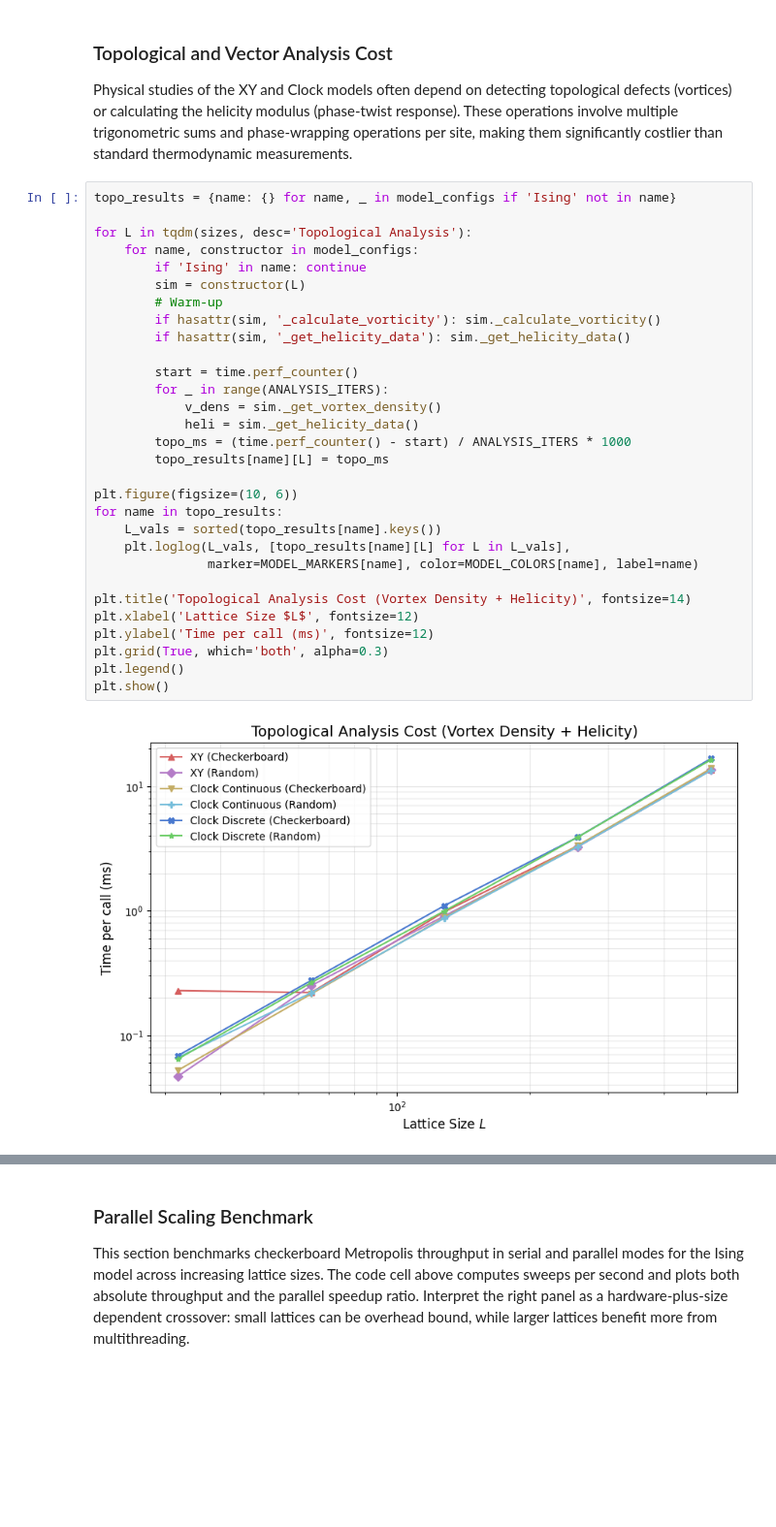
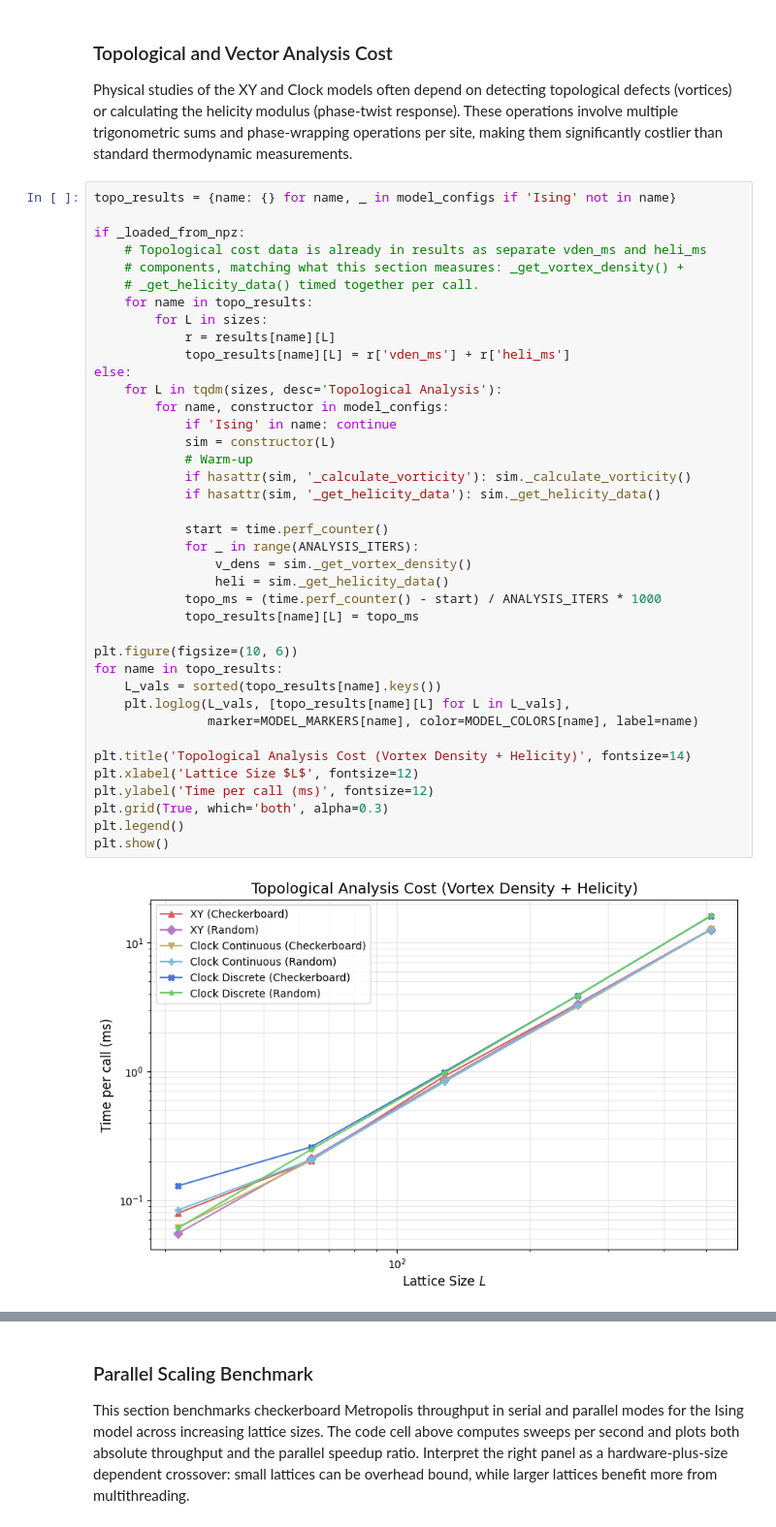
Before and after one commit to manganite/VibeSpin, a Jupyter notebook: benchmarks.ipynb, the cells around one changed output, grey strips where cells are left out. Shown at 97% size. Saved outputs shown, nothing was run; the diff lists cells and outputs as text; blank space fills up the shorter version.

```diff
--- a/benchmarks.ipynb
+++ b/benchmarks.ipynb
@@ -576,33 +613,42 @@ Physical studies of the XY and Clock models often depend on detecting topologica
 # %%
 topo_results = {name: {} for name, _ in model_configs if 'Ising' not in name}
 
-for L in tqdm(sizes, desc='Topological Analysis'):
-    for name, constructor in model_configs:
-        if 'Ising' in name: continue
-        sim = constructor(L)
-        # Warm-up
-        if hasattr(sim, '_calculate_vorticity'): sim._calculate_vorticity()
-        if hasattr(sim, '_get_helicity_data'): sim._get_helicity_data()
+if _loaded_from_npz:
+    # Topological cost data is already in results as separate vden_ms and heli_ms
+    # components, matching what this section measures: _get_vortex_density() +
+    # _get_helicity_data() timed together per call.
+    for name in topo_results:
+        for L in sizes:
+            r = results[name][L]
+            topo_results[name][L] = r['vden_ms'] + r['heli_ms']
+else:
+    for L in tqdm(sizes, desc='Topological Analysis'):
+        for name, constructor in model_configs:
+            if 'Ising' in name: continue
+            sim = constructor(L)
+            # Warm-up
+            if hasattr(sim, '_calculate_vorticity'): sim._calculate_vorticity()
+            if hasattr(sim, '_get_helicity_data'): sim._get_helicity_data()
 
-        start = time.perf_counter()
-        for _ in range(ANALYSIS_ITERS):
-            v_dens = sim._get_vortex_density()
-            heli = sim._get_helicity_data()
-        topo_ms = (time.perf_counter() - start) / ANALYSIS_ITERS * 1000
-        topo_results[name][L] = topo_ms
+            start = time.perf_counter()
+            for _ in range(ANALYSIS_ITERS):
+                v_dens = sim._get_vortex_density()
+                heli = sim._get_helicity_data()
+            topo_ms = (time.perf_counter() - start) / ANALYSIS_ITERS * 1000
+            topo_results[name][L] = topo_ms
 
 plt.figure(figsize=(10, 6))
 for name in topo_results:
     L_vals = sorted(topo_results[name].keys())
     plt.loglog(L_vals, [topo_results[name][L] for L in L_vals],
                marker=MODEL_MARKERS[name], color=MODEL_COLORS[name], label=name)
 
 plt.title('Topological Analysis Cost (Vortex Density + Helicity)', fontsize=14)
 plt.xlabel('Lattice Size $L$', fontsize=12)
 plt.ylabel('Time per call (ms)', fontsize=12)
 plt.grid(True, which='both', alpha=0.3)
 plt.legend()
 plt.show()
 # %% [output]
-[figure, old version]
+[figure, new version]
 # %% [markdown]
```
Also changed, not shown: parts of 21 cells of this notebook, 52 other files.
